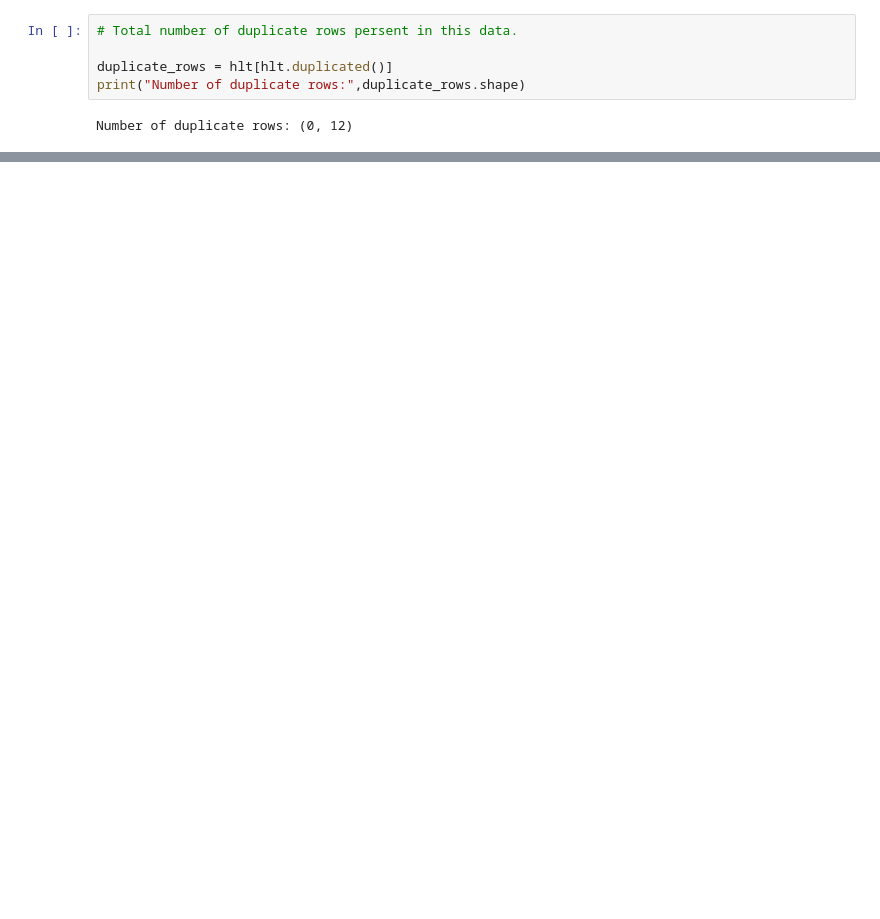
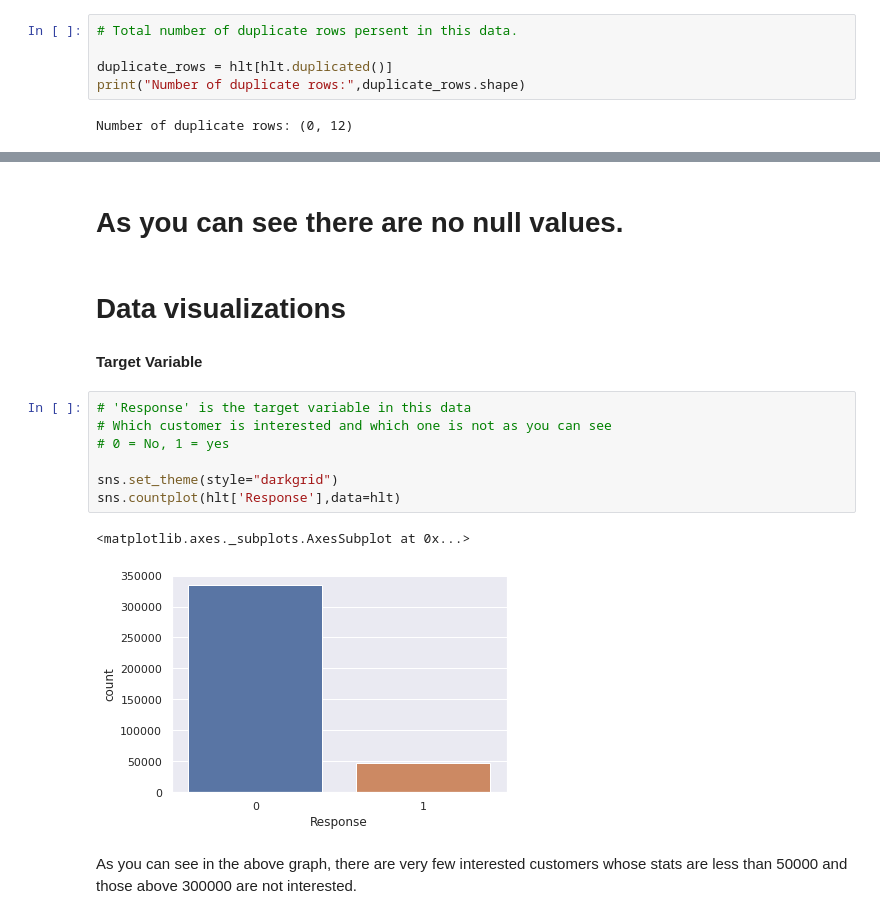
Before and after one commit to atif2786/Appliance-energy-prediction, a Jupyter notebook: HEALTH_INSURANCE_CROSS_SELL_PREDICTION.ipynb, the cells around one changed output, grey strips where cells are left out. Cells and saved outputs as stored; diff of their text form; blank space fills up the shorter version.

```diff
--- a/HEALTH_INSURANCE_CROSS_SELL_PREDICTION.ipynb
+++ b/HEALTH_INSURANCE_CROSS_SELL_PREDICTION.ipynb
@@ -174,0 +206,18 @@ Number of duplicate rows: (0, 12)
+# %% [markdown]
+# As you can see there are no null values.
+# %% [markdown]
+# **Data visualizations**
+# %% [markdown]
+**Target Variable**
+# %%
+# 'Response' is the target variable in this data
+# Which customer is interested and which one is not as you can see
+# 0 = No, 1 = yes
+
+sns.set_theme(style="darkgrid")
+sns.countplot(hlt['Response'],data=hlt)
+# %% [output]
+<matplotlib.axes._subplots.AxesSubplot at 0x...>
+[figure, added]
+# %% [markdown]
+As you can see in the above graph, there are very few interested customers whose stats are less than 50000 and those above 300000 are not interested.
```
Also changed, not shown: parts of 21 cells of this notebook.
